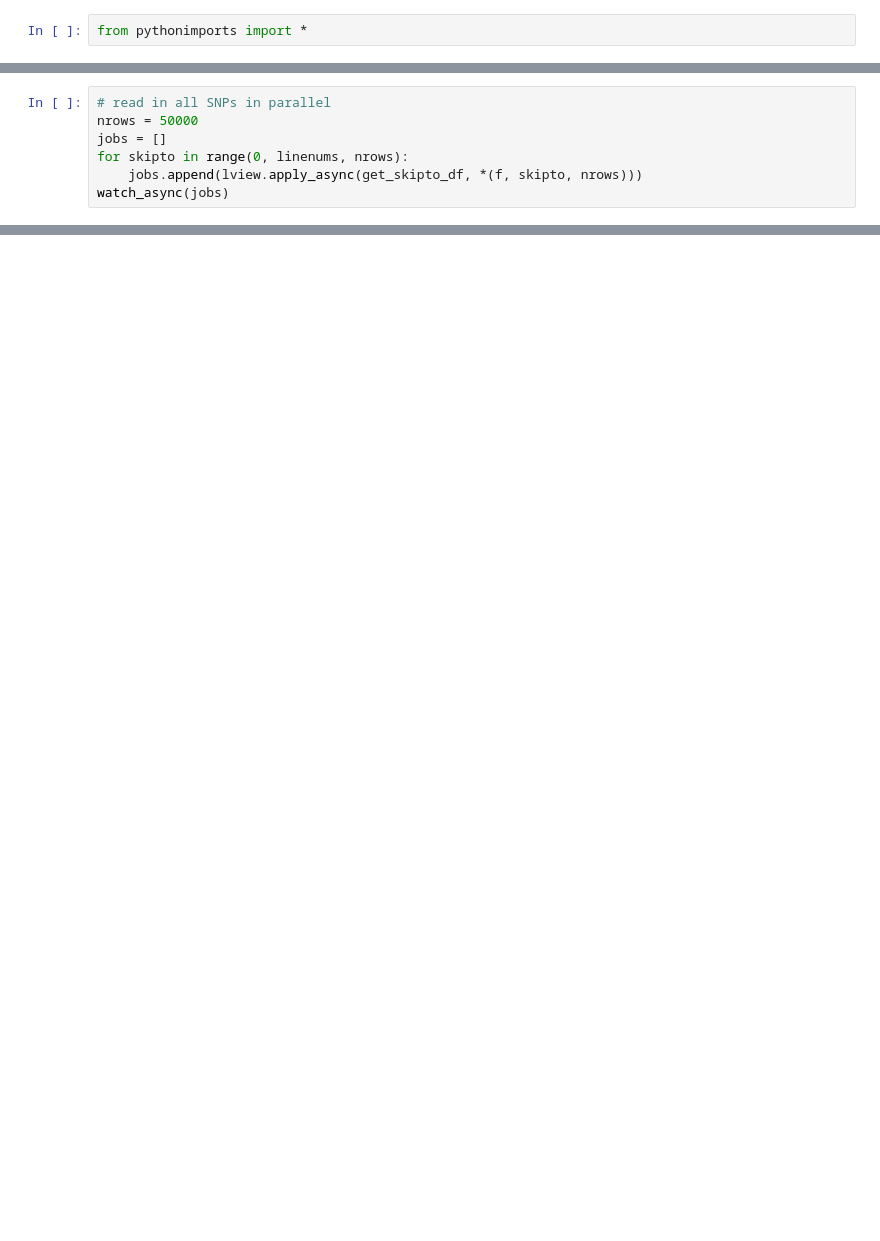
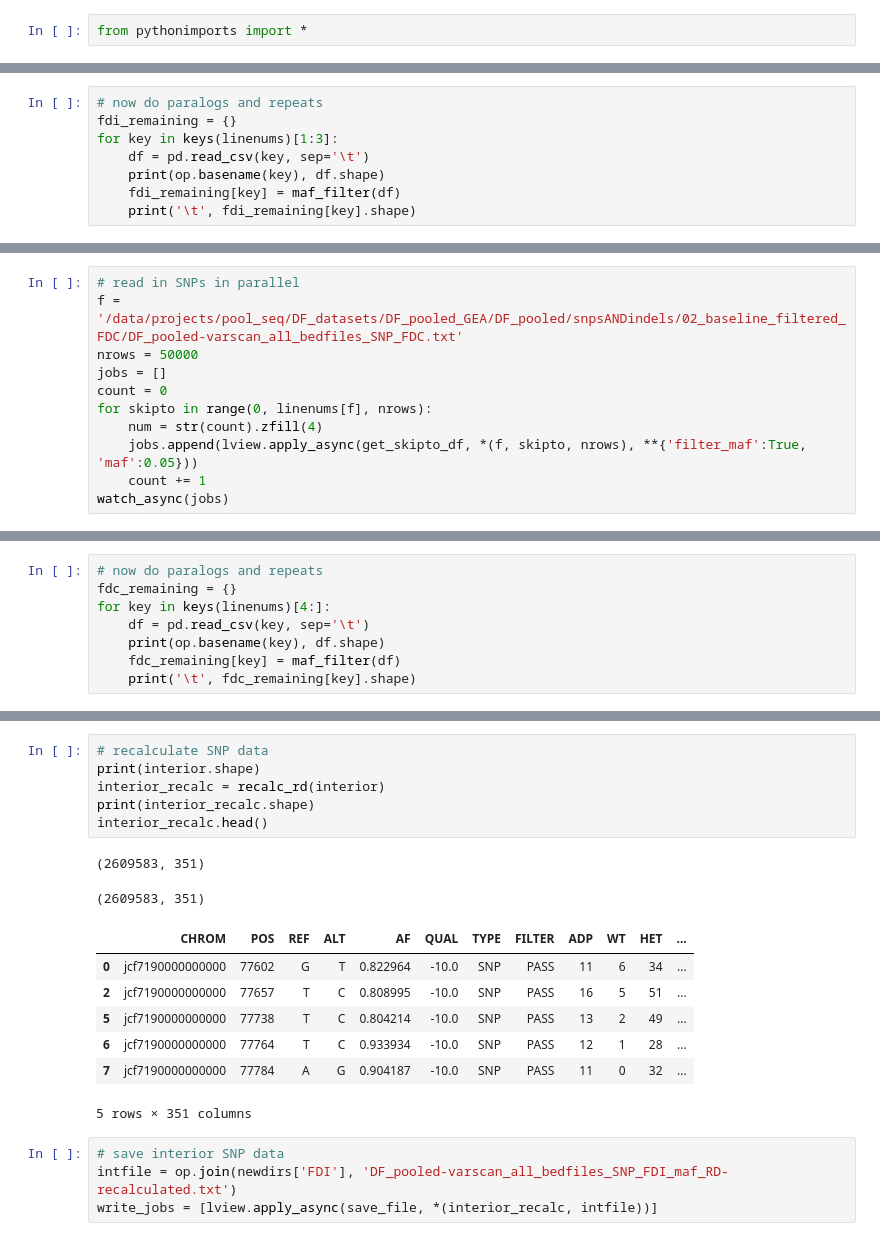
Before and after one commit to brandonlind/doug_fir_mapping_pops_analyses, a Jupyter notebook: 001_DF_pooled_data_explore.ipynb, the cells around one changed output, grey strips where cells are left out. Drawn from its saved outputs; the diff is of its cells as text; blank space fills up the shorter version.

```diff
--- a/001_DF_pooled_data_explore.ipynb
+++ b/001_DF_pooled_data_explore.ipynb
@@ -853,0 +828,8 @@ linenums
+# %%
+# now do paralogs and repeats
+fdi_remaining = {}
+for key in keys(linenums)[1:3]:
+    df = pd.read_csv(key, sep='\t')
+    print(op.basename(key), df.shape)
+    fdi_remaining[key] = maf_filter(df)
+    print('\t', fdi_remaining[key].shape)
@@ -854,8 +845,12 @@ linenums
 # %%
-# read in all SNPs in parallel
+# read in SNPs in parallel
+f = '/data/projects/pool_seq/DF_datasets/DF_pooled_GEA/DF_pooled/snpsANDindels/02_baseline_filtered_FDC/DF_pooled-varscan_all_bedfiles_SNP_FDC.txt'
 nrows = 50000
 jobs = []
-for skipto in range(0, linenums, nrows):
-    jobs.append(lview.apply_async(get_skipto_df, *(f, skipto, nrows)))
+count = 0
+for skipto in range(0, linenums[f], nrows):
+    num = str(count).zfill(4)
+    jobs.append(lview.apply_async(get_skipto_df, *(f, skipto, nrows), **{'filter_maf':True, 'maf':0.05}))
+    count += 1
 watch_async(jobs)
 # %% [output]
@@ -900,0 +874,8 @@ dview['df'] = None
+# %%
+# now do paralogs and repeats
+fdc_remaining = {}
+for key in keys(linenums)[4:]:
+    df = pd.read_csv(key, sep='\t')
+    print(op.basename(key), df.shape)
+    fdc_remaining[key] = maf_filter(df)
+    print('\t', fdc_remaining[key].shape)
@@ -900,0 +927,20 @@ dview['df'] = None
+# %%
+# recalculate SNP data
+print(interior.shape)
+interior_recalc = recalc_rd(interior)
+print(interior_recalc.shape)
+interior_recalc.head()
+# %% [output]
+(2609583, 351)
+(2609583, 351)
+|  | CHROM | POS | REF | ALT | AF | QUAL | TYPE | FILTER | ADP | WT | HET | ... |
+| 0 | jcf7190000000000 | 77602 | G | T | 0.822964 | -10.0 | SNP | PASS | 11 | 6 | 34 | ... |
+| 2 | jcf7190000000000 | 77657 | T | C | 0.808995 | -10.0 | SNP | PASS | 16 | 5 | 51 | ... |
+| 5 | jcf7190000000000 | 77738 | T | C | 0.804214 | -10.0 | SNP | PASS | 13 | 2 | 49 | ... |
+| 6 | jcf7190000000000 | 77764 | T | C | 0.933934 | -10.0 | SNP | PASS | 12 | 1 | 28 | ... |
+| 7 | jcf7190000000000 | 77784 | A | G | 0.904187 | -10.0 | SNP | PASS | 11 | 0 | 32 | ... |
+5 rows × 351 columns
+# %%
+# save interior SNP data
+intfile = op.join(newdirs['FDI'], 'DF_pooled-varscan_all_bedfiles_SNP_FDI_maf_RD-recalculated.txt')
+write_jobs = [lview.apply_async(save_file, *(interior_recalc, intfile))]
```
Also changed, not shown: parts of 175 cells of this notebook.
